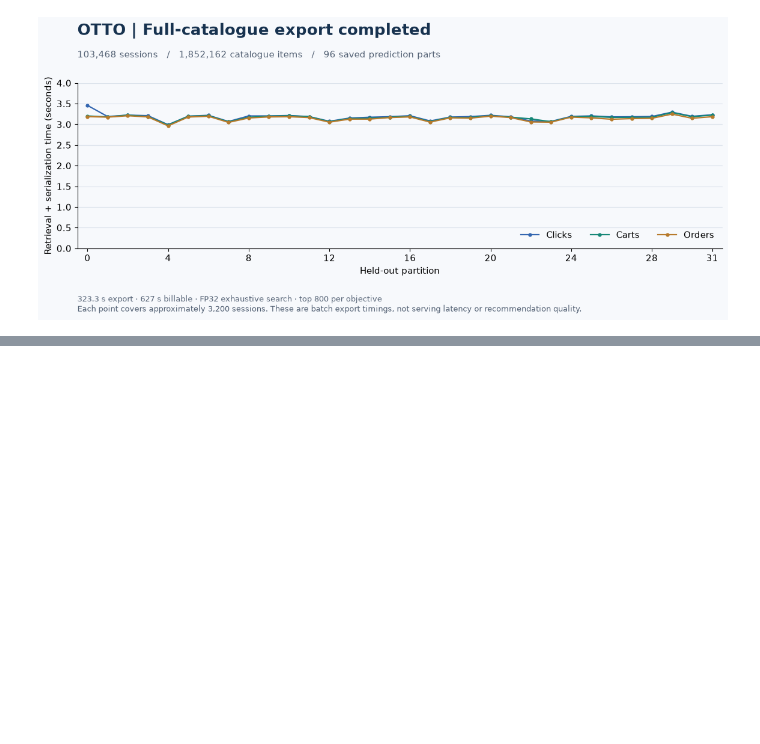
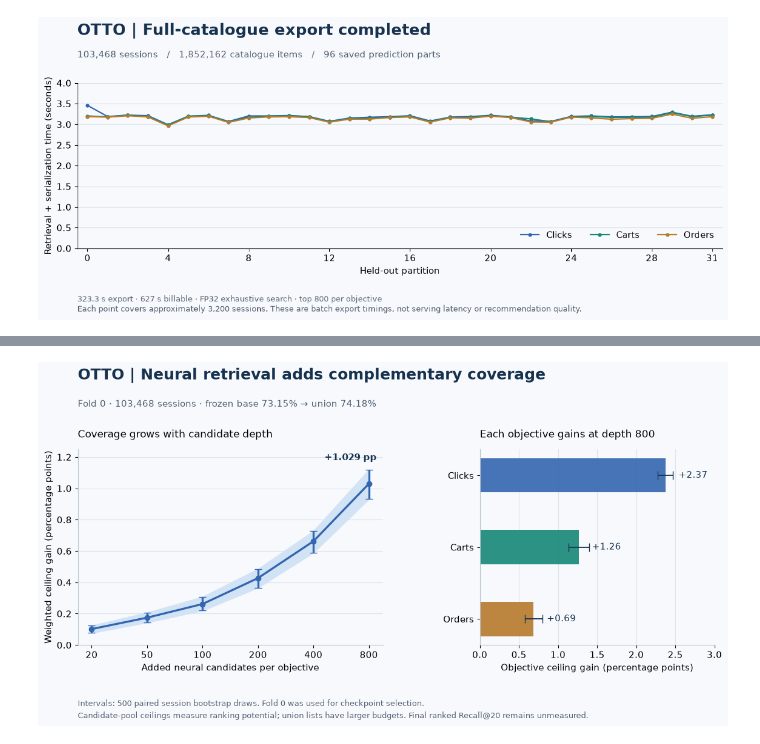
Before and after one commit to alvaromendizabal/otto-recommender-system, a Jupyter notebook: notebooks/05_two_tower_results.ipynb, the cells around one changed output, grey strips where cells are left out. Cells and saved outputs as stored; diff of their text form; code cells hidden in the pictures; blank space fills up the shorter version.

Commit message:
Publish independently audited Fold 0 retrieval results and executed analysis

```diff
--- a/notebooks/05_two_tower_results.ipynb
+++ b/notebooks/05_two_tower_results.ipynb
@@ -209,0 +210,16 @@ The neural retriever advances to five-fold OOF only if its held-out candidates r
+# %%
+result = json.loads((ROOT / 'reports/metrics/two_tower_fold0_retrieval.json').read_text())
+audit = json.loads((ROOT / 'reports/metrics/two_tower_fold0_audit.json').read_text())
+assert result['status'] == audit['status'] == 'passed'
+assert result['input_id'] == audit['input_id']
+points = result['points']
+frontier = pd.DataFrame([{
+    'Neural depth': row['neural_k'],
+    'Neural pool ceiling (%)': 100 * row['weighted_neural_ceiling'],
+    'Base + neural ceiling (%)': 100 * row['weighted_union_ceiling'],
+    'Incremental gain (pp)': 100 * row['weighted_incremental_ceiling'],
+    'Paired 95% interval (pp)': ' – '.join(f'{100 * x:.3f}' for x in row['weighted_incremental_ci95']),
+} for row in points])
+print(f"Neural ordered Recall@20: {100 * points[0]['weighted_neural_ceiling']:.3f}%")
+print(f"Frozen baseline candidate ceiling: {100 * points[-1]['weighted_base_ceiling']:.3f}%")
+display(frontier.round(3))
@@ -209,0 +236,53 @@ The neural retriever advances to five-fold OOF only if its held-out candidates r
+# %%
+fig, axes = plt.subplots(1, 2, figsize=(12, 6.1), facecolor='#f7f9fc',
+                         gridspec_kw={'width_ratios': [1.3, 1]})
+for ax in axes:
+    ax.set_facecolor('#f7f9fc')
+    ax.set_axisbelow(True)
+    ax.spines[['top', 'right']].set_visible(False)
+    ax.spines[['bottom', 'left']].set_color('#b7c3d0')
+x = np.arange(len(points))
+gain = np.array([row['weighted_incremental_ceiling'] for row in points]) * 100
+intervals = np.array([row['weighted_incremental_ci95'] for row in points]) * 100
+axes[0].fill_between(x, intervals[:, 0], intervals[:, 1], color='#d2e3f5')
+axes[0].errorbar(x, gain, yerr=np.stack([gain - intervals[:, 0], intervals[:, 1] - gain]),
+                 fmt='o-', color='#3366b0', lw=2.4, capsize=4, markersize=6)
+axes[0].set_xticks(x, [str(row['neural_k']) for row in points])
+axes[0].set_ylim(0, 1.25)
+axes[0].set_xlabel('Added neural candidates per objective')
+axes[0].set_ylabel('Weighted ceiling gain (percentage points)')
+axes[0].set_title('Coverage grows with candidate depth', loc='left', fontsize=12, pad=14)
+axes[0].grid(axis='y', color='#dce3ec', linewidth=0.8)
+axes[0].annotate(f'+{gain[-1]:.3f} pp', xy=(5, gain[-1]), xytext=(4.2, 1.18),
+                 color='#17324f', fontweight='bold', fontsize=11)
+last = points[-1]
+objectives = ['clicks', 'carts', 'orders']
+colors = ['#3366b0', '#168777', '#b77a2b']
+y = np.arange(3)
+values = np.array([last['objectives'][o]['incremental_ceiling'] for o in objectives]) * 100
+ci = np.array([last['objectives'][o]['incremental_ci95'] for o in objectives]) * 100
+axes[1].barh(y, values, height=0.48, color=colors, alpha=0.9)
+axes[1].errorbar(values, y, xerr=np.stack([values - ci[:, 0], ci[:, 1] - values]),
+                 fmt='none', ecolor='#17324f', capsize=5, lw=1.3)
+for pos, val in zip(y, values):
+    axes[1].text(val + 0.17, pos, f'+{val:.2f}', va='center', fontsize=11, color='#17324f')
+axes[1].set_yticks(y, [o.title() for o in objectives])
+axes[1].invert_yaxis()
+axes[1].set_xlim(0, 3)
+axes[1].set_xlabel('Objective ceiling gain (percentage points)')
+axes[1].set_title('Each objective gains at depth 800', loc='left', fontsize=12, pad=14)
+axes[1].grid(axis='x', color='#dce3ec', linewidth=0.8)
+fig.suptitle('OTTO | Neural retrieval adds complementary coverage', x=0.085, ha='left',
+             fontsize=18, fontweight='bold', color='#17324f')
+fig.text(0.085, 0.875,
+         f"Fold 0 · {result['sessions']:,} sessions · frozen base {last['weighted_base_ceiling']:.2%} → union {last['weighted_union_ceiling']:.2%}",
+         fontsize=11, color='#536174')
+fig.text(0.085, 0.065, 'Intervals: 500 paired session bootstrap draws. Fold 0 was used for checkpoint selection.',
+         fontsize=9, color='#536174')
+fig.text(0.085, 0.032, 'Candidate-pool ceilings measure ranking potential; union lists have larger budgets. Final ranked Recall@20 remains unmeasured.',
+         fontsize=9, color='#536174')
+fig.subplots_adjust(left=0.085, right=0.96, bottom=0.23, top=0.76, wspace=0.36)
+fig.savefig(ROOT / 'reports/figures/two_tower_retrieval.png', dpi=180, facecolor=fig.get_facecolor())
+plt.show()
+# %% [output]
+[figure, added]
```
Also changed, not shown: parts of 14 cells of this notebook, 13 other files.
